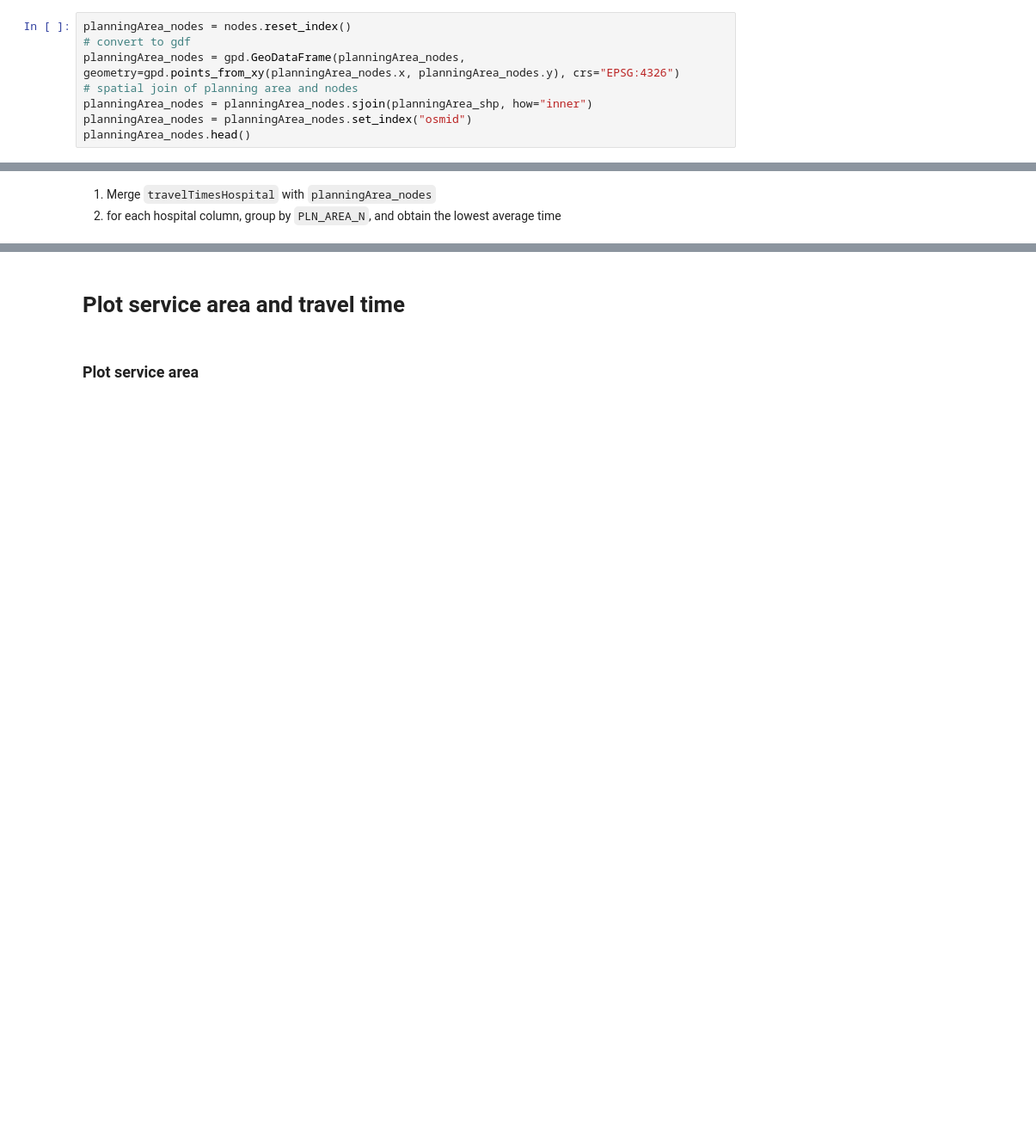
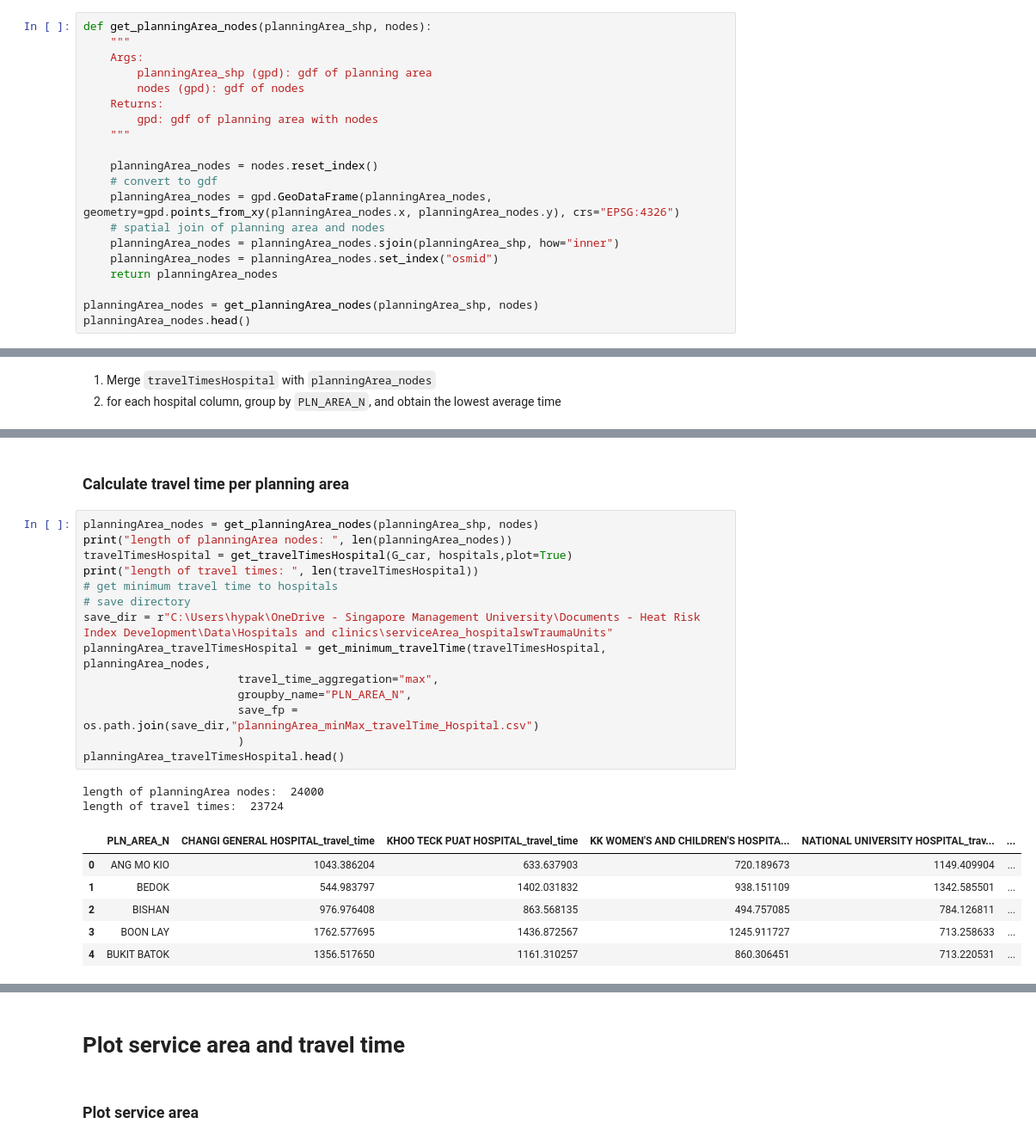
Before and after one commit to pakhuiying/HRI, a Jupyter notebook: hospitalAccessibility.ipynb, the cells around one changed output, grey strips where cells are left out. Shown at 86% size. Saved outputs shown, nothing was run; the diff lists cells and outputs as text; blank space fills up the shorter version.

```diff
--- a/hospitalAccessibility.ipynb
+++ b/hospitalAccessibility.ipynb
@@ -278,12 +284,24 @@ Area: 21.011041411218013 km2
 # %% [markdown]
 #### Spatial joint of planning area and nodes
 # %%
-planningArea_nodes = nodes.reset_index()
-# convert to gdf
-planningArea_nodes = gpd.GeoDataFrame(planningArea_nodes, geometry=gpd.points_from_xy(planningArea_nodes.x, planningArea_nodes.y), crs="EPSG:4326")
-# spatial join of planning area and nodes
-planningArea_nodes = planningArea_nodes.sjoin(planningArea_shp, how="inner")
-planningArea_nodes = planningArea_nodes.set_index("osmid")
+def get_planningArea_nodes(planningArea_shp, nodes):
+    """
+    Args:
+        planningArea_shp (gpd): gdf of planning area
+        nodes (gpd): gdf of nodes
+    Returns:
+        gpd: gdf of planning area with nodes
+    """
+
+    planningArea_nodes = nodes.reset_index()
+    # convert to gdf
+    planningArea_nodes = gpd.GeoDataFrame(planningArea_nodes, geometry=gpd.points_from_xy(planningArea_nodes.x, planningArea_nodes.y), crs="EPSG:4326")
+    # spatial join of planning area and nodes
+    planningArea_nodes = planningArea_nodes.sjoin(planningArea_shp, how="inner")
+    planningArea_nodes = planningArea_nodes.set_index("osmid")
+    return planningArea_nodes
+
+planningArea_nodes = get_planningArea_nodes(planningArea_shp, nodes)
 planningArea_nodes.head()
 # %% [output]
 |  | y | x | street_count | highway | ref | junction | geometry | index_right | Name | ... |
@@ -352,0 +390,25 @@ planningArea_travelTimesHospital["min_travel_time_hospital"] = planningArea_trav
+# %% [markdown]
+### Calculate travel time per planning area
+# %%
+planningArea_nodes = get_planningArea_nodes(planningArea_shp, nodes)
+print("length of planningArea nodes: ", len(planningArea_nodes))
+travelTimesHospital = get_travelTimesHospital(G_car, hospitals,plot=True)
+print("length of travel times: ", len(travelTimesHospital))
+# get minimum travel time to hospitals
+# save directory
+save_dir = r"C:\Users\hypak\OneDrive - Singapore Management University\Documents - Heat Risk Index Development\Data\Hospitals and clinics\serviceArea_hospitalswTraumaUnits"
+planningArea_travelTimesHospital = get_minimum_travelTime(travelTimesHospital, planningArea_nodes,
+                       travel_time_aggregation="max",
+                       groupby_name="PLN_AREA_N",
+                       save_fp = os.path.join(save_dir,"planningArea_minMax_travelTime_Hospital.csv")
+                       )
+planningArea_travelTimesHospital.head()
+# %% [output]
+length of planningArea nodes:  24000
+length of travel times:  23724
+|  | PLN_AREA_N | CHANGI GENERAL HOSPITAL_travel_time | KHOO TECK PUAT HOSPITAL_travel_time | KK WOMEN'S AND CHILDREN'S HOSPITA... | NATIONAL UNIVERSITY HOSPITAL_trav... | ... |
+| 0 | ANG MO KIO | 1043.386204 | 633.637903 | 720.189673 | 1149.409904 | ... |
+| 1 | BEDOK | 544.983797 | 1402.031832 | 938.151109 | 1342.585501 | ... |
+| 2 | BISHAN | 976.976408 | 863.568135 | 494.757085 | 784.126811 | ... |
+| 3 | BOON LAY | 1762.577695 | 1436.872567 | 1245.911727 | 713.258633 | ... |
+| 4 | BUKIT BATOK | 1356.517650 | 1161.310257 | 860.306451 | 713.220531 | ... |
```
Also changed, not shown: parts of 6 cells of this notebook.
